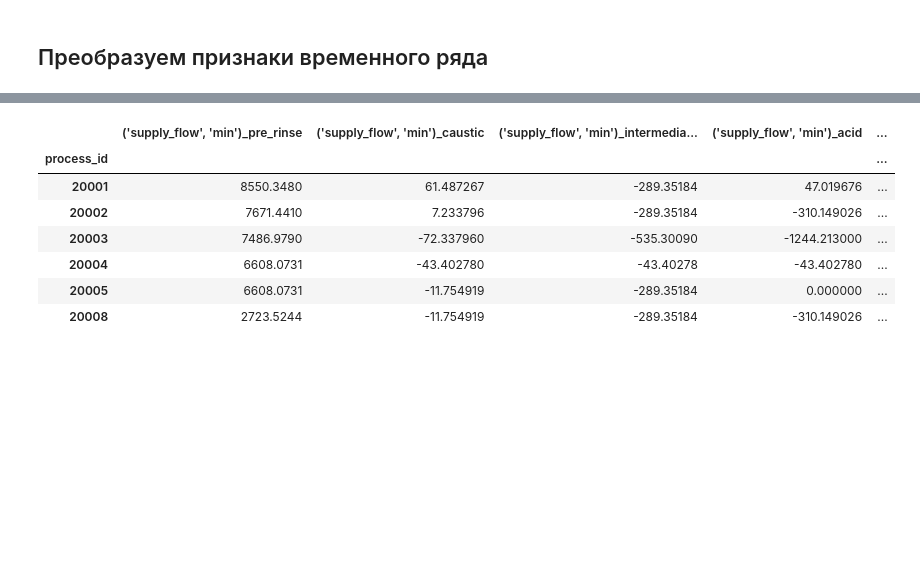
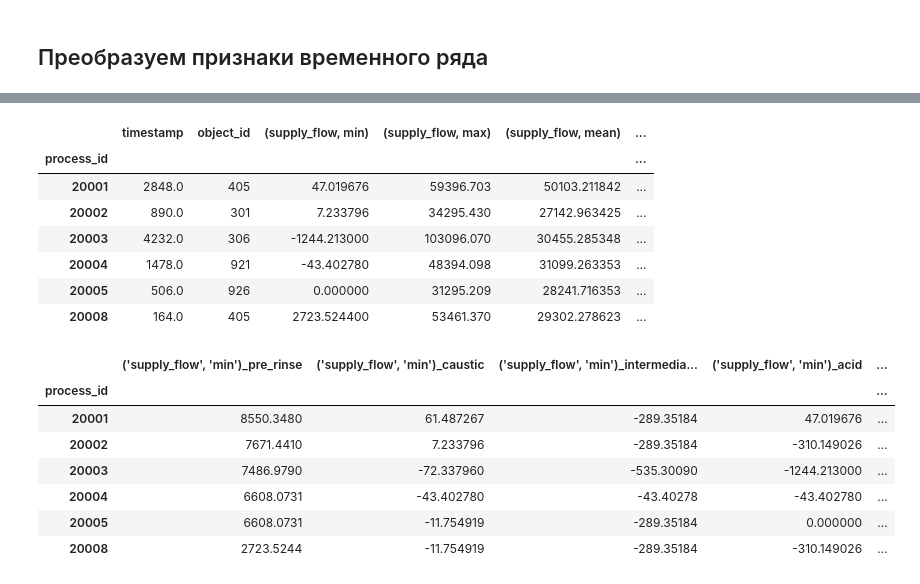
Before and after one commit to paniquex/MSU_2course_selection, a Jupyter notebook: first_task/Untitled.ipynb, the cells around one changed output, grey strips where cells are left out. Cells and saved outputs as stored; diff of their text form; code cells hidden in the pictures; blank space fills up the shorter version.

```diff
--- a/first_task/Untitled.ipynb
+++ b/first_task/Untitled.ipynb
@@ -476,7 +247,7 @@ mape_modified_scorer(rf_after_grid, X_test, y_test), mean_abs_percentage_err(rf_
 # variables we'll use to create our time series features
 ts_cols = [
     'process_id',
-#    'phase',
+    'timestamp',
     'supply_flow',
     'supply_pressure',
     'return_temperature',
@@ -514,19 +285,3 @@ ts_cols_my = [
 ]
 # %% [markdown]
 ## Преобразуем признаки временного ряда
-# %%
-import scipy as sc
-def prep_time_series_features(df, columns=None):
-    if columns is None:
-        columns = df.columns
-
-    ts_df = df[ts_cols].set_index('process_id')
-    # create features: min, max, mean, standard deviation, and mean of the last 50 observations
-    ts_features = ts_df.groupby('process_id').aggregate(['min', 'max', 'mean', 'std',
-                                                             lambda x: x.tail(50).mean(),
-                                                             'sum', 'mad'])
-
-    return ts_features
-
-# show example for first 5,000 observations
-prep_time_series_features(train_limited.head(5000), columns=ts_cols)
@@ -543,3 +288,80 @@ prep_time_series_features(train_limited.head(5000), columns=ts_cols)
+# %%
+import scipy as sc
+def perc0_25_mean(x):
+    size = shape(x)[0]
+    size = round(size * 0.25)
+    return x[:size].mean()
+
+def perc15_40_mean(x):
+    size = shape(x)[0]
+    size1 = round(size * 0.15)
+    size2 = round(size* 0.4)
+    return x[size1:size2].mean()
+
+def perc30_65_mean(x):
+    size = shape(x)[0]
+    size1 = round(size * 0.3)
+    size2 = round(size* 0.65)
+    return x[size1:size2].mean()
+
+def perc50_80_mean(x):
+    size = shape(x)[0]
+    size1 = round(size * 0.5)
+    size2 = round(size* 0.8)
+    return x[size1:size2].mean()
+
+def perc75_100_mean(x):
+    size = shape(x)[0]
+    size1 = round(size * 0.75)
+    size2 = round(size)
+    return x[size1:size2].mean()
+
+def tail50mean(x):
+    return x.tail(50).mean()
+
+def invboxcox(x):
+    lmb = 0.59
+    return np.exp(np.log(lmb*x.tail(1)+1)/lmb)
+
+def var_log(x):
+    return np.var(np.log(x + np.abs(np.min(x)) + 1))
+
+
+def prep_time_series_features(df, columns=None):
+    if columns is None:
+        columns = df.columns
+    df = df.sort_values(by=["process_id", "timestamp"], ascending=True)
+    #Длительность каждого процесса.
+    duration_of_process = df.groupby('process_id')["timestamp"].max() - df.groupby('process_id')["timestamp"].min()
+    duration_of_process = duration_of_process.dt.total_seconds()
+    object_id = df.groupby('process_id')['object_id'].mean() #Надеемся, что все процессы обрабатывают один объект
+
+    ts_df = df[ts_cols].set_index('process_id')
+    # create features: min, max, mean, standard deviation, and mean of the last 50 observations
+    ts_features = ts_df.groupby('process_id').aggregate(['min', 'max', 'mean', 'std',
+                                                             perc0_25_mean,
+                                                #             perc15_40_mean,
+                                                 #            perc30_65_mean,
+                                                  #           perc75_100_mean,
+                                                             tail50mean,
+                                                       #     var_log,
+
+                                                             'sum', 'mad'])
+    ts_features_df = pd.concat([duration_of_process, object_id, ts_features], axis = 1)
+
+    return ts_features_df
+
+# show example for first 5,000 observations
+prep_time_series_features(train_limited.head(5000), columns=ts_cols)
+# %% [output]
+|  | timestamp | object_id | (supply_flow, min) | (supply_flow, max) | (supply_flow, mean) | ... |
+| process_id |  |  |  |  |  | ... |
+| 20001 | 2848.0 | 405 | 47.019676 | 59396.703 | 50103.211842 | ... |
+| 20002 | 890.0 | 301 | 7.233796 | 34295.430 | 27142.963425 | ... |
+| 20003 | 4232.0 | 306 | -1244.213000 | 103096.070 | 30455.285348 | ... |
+| 20004 | 1478.0 | 921 | -43.402780 | 48394.098 | 31099.263353 | ... |
+| 20005 | 506.0 | 926 | 0.000000 | 31295.209 | 28241.716353 | ... |
+| 20008 | 164.0 | 405 | 2723.524400 | 53461.370 | 29302.278623 | ... |
 # %%
 import scipy as sc
 def tail50mean(x):
```
Also changed, not shown: parts of 48 cells of this notebook.
